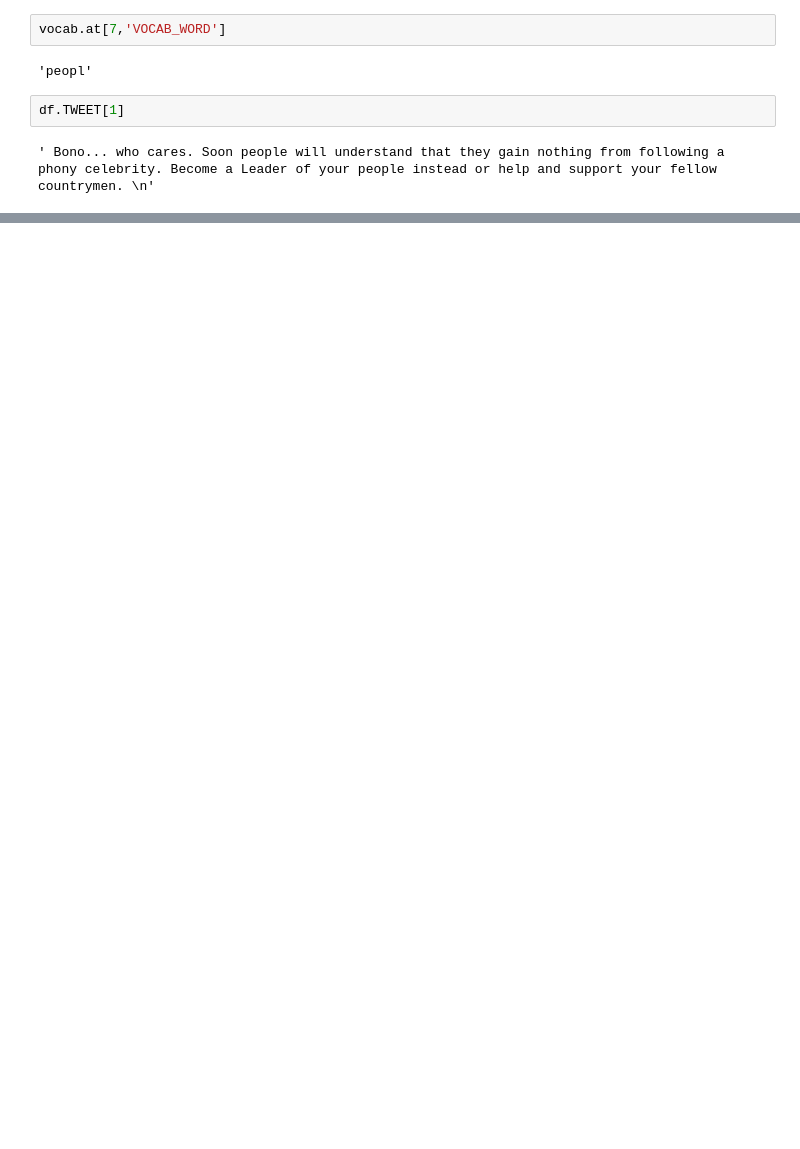
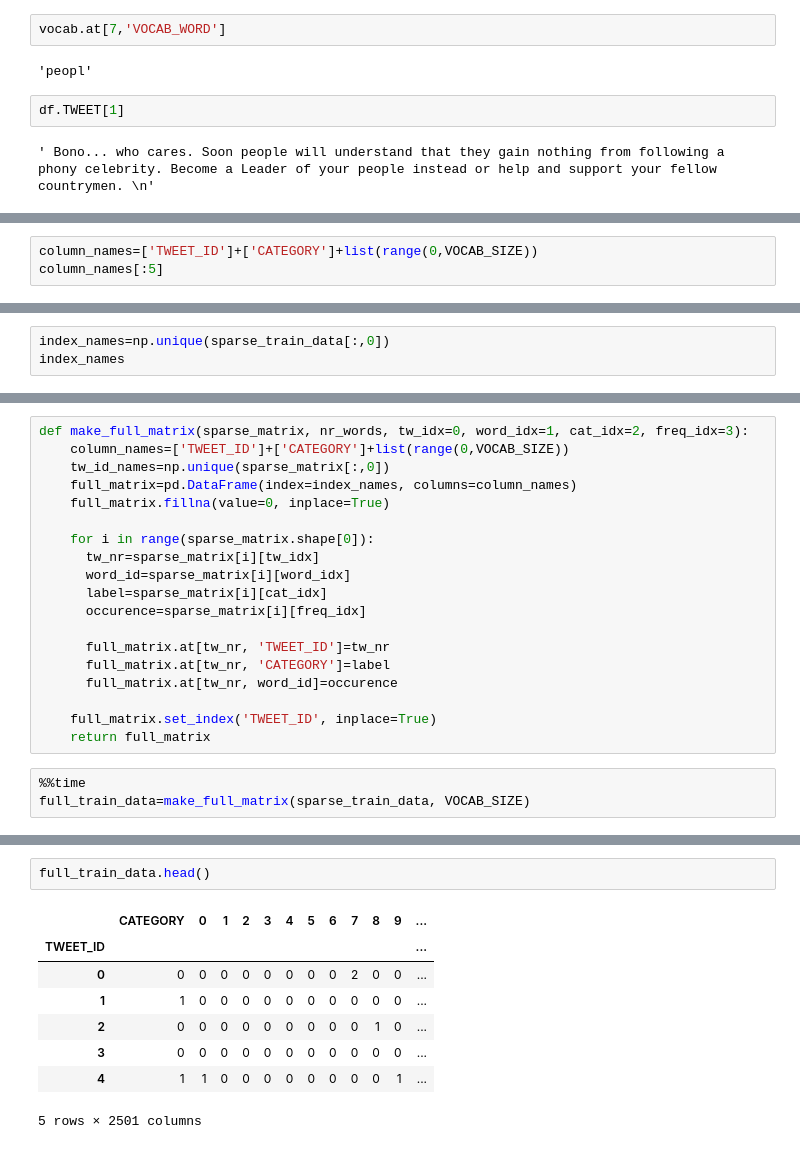
Before and after one commit to prawizard/CE888_Repo, a Jupyter notebook: Project/TweetEval_Project2.ipynb, the cells around one changed output, grey strips where cells are left out. Saved outputs shown, nothing was run; the diff lists cells and outputs as text; blank space fills up the shorter version.

```diff
--- a/Project/TweetEval_Project2.ipynb
+++ b/Project/TweetEval_Project2.ipynb
@@ -401,0 +433,3 @@ train_grouped.shape
+# %%
+column_names=['TWEET_ID']+['CATEGORY']+list(range(0,VOCAB_SIZE))
+column_names[:5]
@@ -401,0 +442,3 @@ train_grouped.shape
+# %%
+index_names=np.unique(sparse_train_data[:,0])
+index_names
@@ -401,0 +471,22 @@ train_grouped.shape
+# %%
+def make_full_matrix(sparse_matrix, nr_words, tw_idx=0, word_idx=1, cat_idx=2, freq_idx=3):
+    column_names=['TWEET_ID']+['CATEGORY']+list(range(0,VOCAB_SIZE))
+    tw_id_names=np.unique(sparse_matrix[:,0])
+    full_matrix=pd.DataFrame(index=index_names, columns=column_names)
+    full_matrix.fillna(value=0, inplace=True)
+
+    for i in range(sparse_matrix.shape[0]):
+      tw_nr=sparse_matrix[i][tw_idx]
+      word_id=sparse_matrix[i][word_idx]
+      label=sparse_matrix[i][cat_idx]
+      occurence=sparse_matrix[i][freq_idx]
+
+      full_matrix.at[tw_nr, 'TWEET_ID']=tw_nr
+      full_matrix.at[tw_nr, 'CATEGORY']=label
+      full_matrix.at[tw_nr, word_id]=occurence
+
+    full_matrix.set_index('TWEET_ID', inplace=True)
+    return full_matrix
+# %%
+%%time
+full_train_data=make_full_matrix(sparse_train_data, VOCAB_SIZE)
@@ -401,0 +496,11 @@ train_grouped.shape
+# %%
+full_train_data.head()
+# %% [output]
+|  | CATEGORY | 0 | 1 | 2 | 3 | 4 | 5 | 6 | 7 | 8 | 9 | ... |
+| TWEET_ID |  |  |  |  |  |  |  |  |  |  |  | ... |
+| 0 | 0 | 0 | 0 | 0 | 0 | 0 | 0 | 0 | 2 | 0 | 0 | ... |
+| 1 | 1 | 0 | 0 | 0 | 0 | 0 | 0 | 0 | 0 | 0 | 0 | ... |
+| 2 | 0 | 0 | 0 | 0 | 0 | 0 | 0 | 0 | 0 | 1 | 0 | ... |
+| 3 | 0 | 0 | 0 | 0 | 0 | 0 | 0 | 0 | 0 | 0 | 0 | ... |
+| 4 | 1 | 1 | 0 | 0 | 0 | 0 | 0 | 0 | 0 | 0 | 1 | ... |
+5 rows × 2501 columns
```
Also changed, not shown: parts of 23 cells of this notebook.
